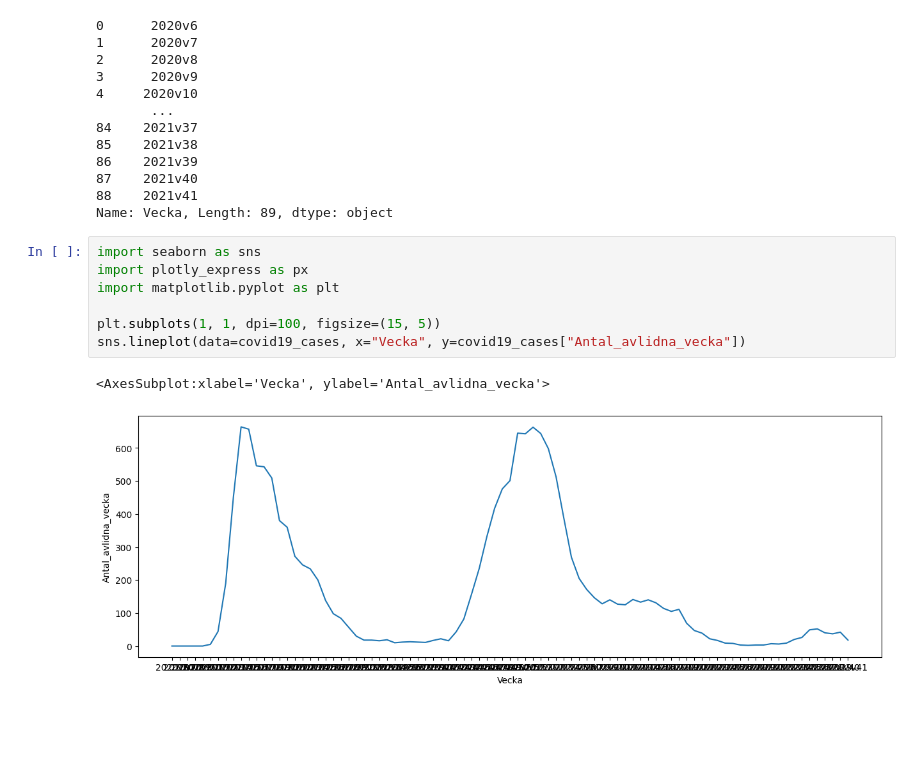
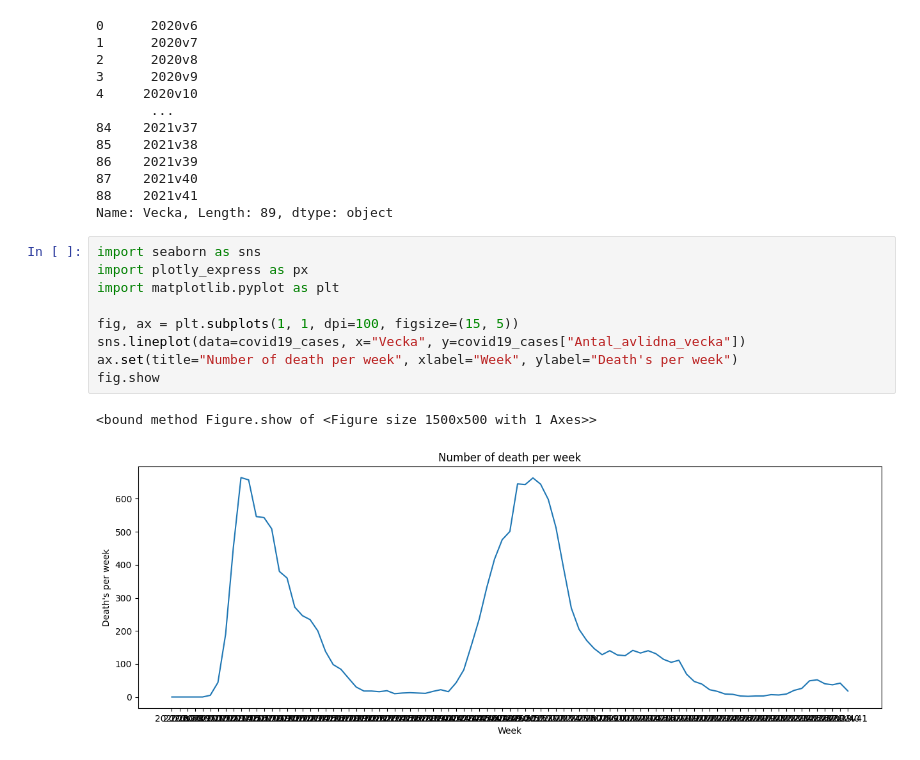
Before and after one commit to FabianAndersson17/Databehandling-Fabian-Andersson, a Jupyter notebook: Labs/Covid-19_Labb1.ipynb, the cells around one changed output. Saved outputs shown, nothing was run; the diff lists cells and outputs as text; blank space fills up the shorter version.

```diff
--- a/Labs/Covid-19_Labb1.ipynb
+++ b/Labs/Covid-19_Labb1.ipynb
@@ -104,10 +104,12 @@ Name: Vecka, Length: 89, dtype: object
 # %%
 import seaborn as sns
 import plotly_express as px
 import matplotlib.pyplot as plt
 
-plt.subplots(1, 1, dpi=100, figsize=(15, 5))
+fig, ax = plt.subplots(1, 1, dpi=100, figsize=(15, 5))
 sns.lineplot(data=covid19_cases, x="Vecka", y=covid19_cases["Antal_avlidna_vecka"])
+ax.set(title="Number of death per week", xlabel="Week", ylabel="Death's per week")
+fig.show
 # %% [output]
-<AxesSubplot:xlabel='Vecka', ylabel='Antal_avlidna_vecka'>
+<bound method Figure.show of <Figure size 1500x500 with 1 Axes>>
-[figure, old version]
+[figure, new version]
```
Also changed, not shown: parts of 1 cell of this notebook.
